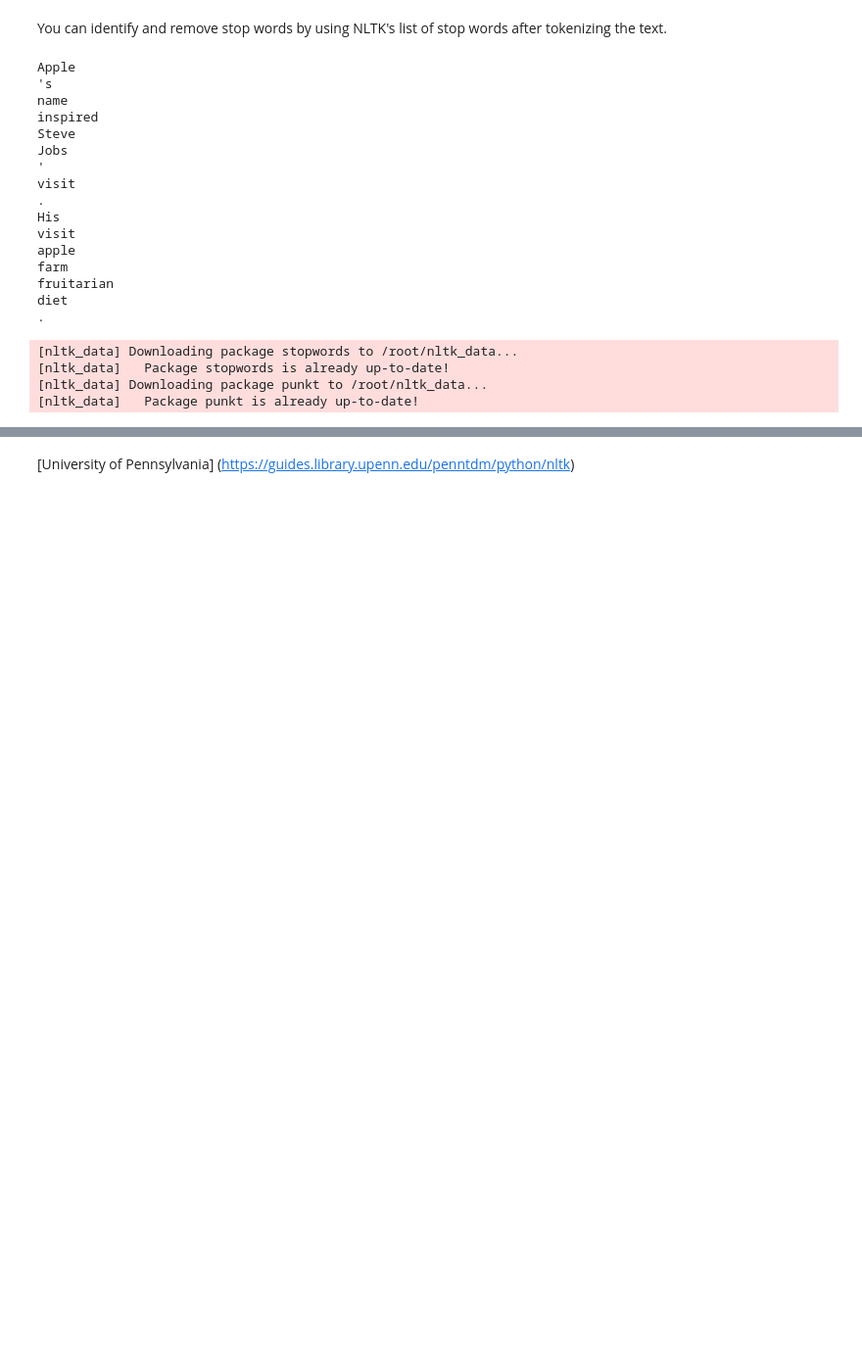
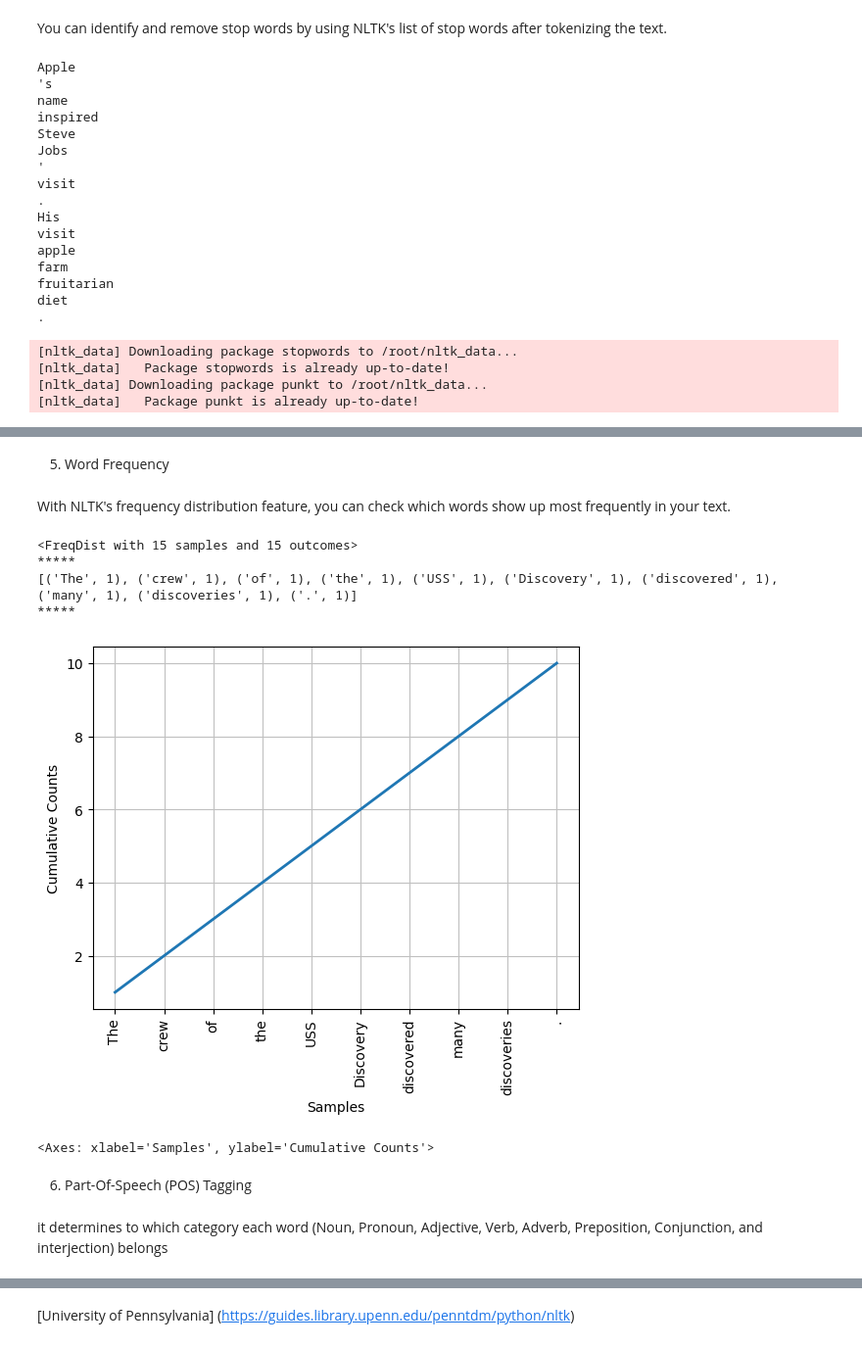
Before and after one commit to anumit-web/machine-learning-and-python-interview-2024, a Jupyter notebook: 5. Natural Language Processing/10_Natural_Language_Processing_(NLP)_NLTK_Notes_2024.ipynb, the cells around one changed output, grey strips where cells are left out. Shown at 98% size. Drawn from its saved outputs; the diff is of its cells as text; code cells hidden in the pictures; blank space fills up the shorter version.

```diff
--- a/5. Natural Language Processing/10_Natural_Language_Processing_(NLP)_NLTK_Notes_2024.ipynb
+++ b/5. Natural Language Processing/10_Natural_Language_Processing_(NLP)_NLTK_Notes_2024.ipynb
@@ -158,0 +194,37 @@ diet
+# %% [markdown]
+5. Word Frequency
+# %% [markdown]
+With NLTK's frequency distribution feature, you can check which words show up most frequently in your text.
+# %%
+from nltk import FreqDist
+
+output = ("The crew of the USS Discovery discovered many discoveries. Discovering is what explorers do")
+# Create a string object. By default, the function breaks sentences by periods.
+# Customize text or read files as needed
+
+# Tokenize the text
+words = word_tokenize(output)
+
+# Find the frequency distribution in the given text
+frequency_distribution = FreqDist(words)
+print(frequency_distribution)
+
+print("*****")
+# Print the most common 10 words
+print(frequency_distribution.most_common(10))
+
+print("*****")
+
+# Visualize word frequencies
+frequency_distribution.plot(10, cumulative=True)
+# %% [output]
+<FreqDist with 15 samples and 15 outcomes>
+*****
+[('The', 1), ('crew', 1), ('of', 1), ('the', 1), ('USS', 1), ('Discovery', 1), ('discovered', 1), ('many', 1), ('discoveries', 1), ('.', 1)]
+*****
+[figure, added]
+<Axes: xlabel='Samples', ylabel='Cumulative Counts'>
+# %% [markdown]
+6. Part-Of-Speech (POS) Tagging
+# %% [markdown]
+it determines to which category each word (Noun, Pronoun, Adjective, Verb, Adverb, Preposition, Conjunction, and interjection) belongs
```
Also changed, not shown: parts of 17 cells of this notebook.
